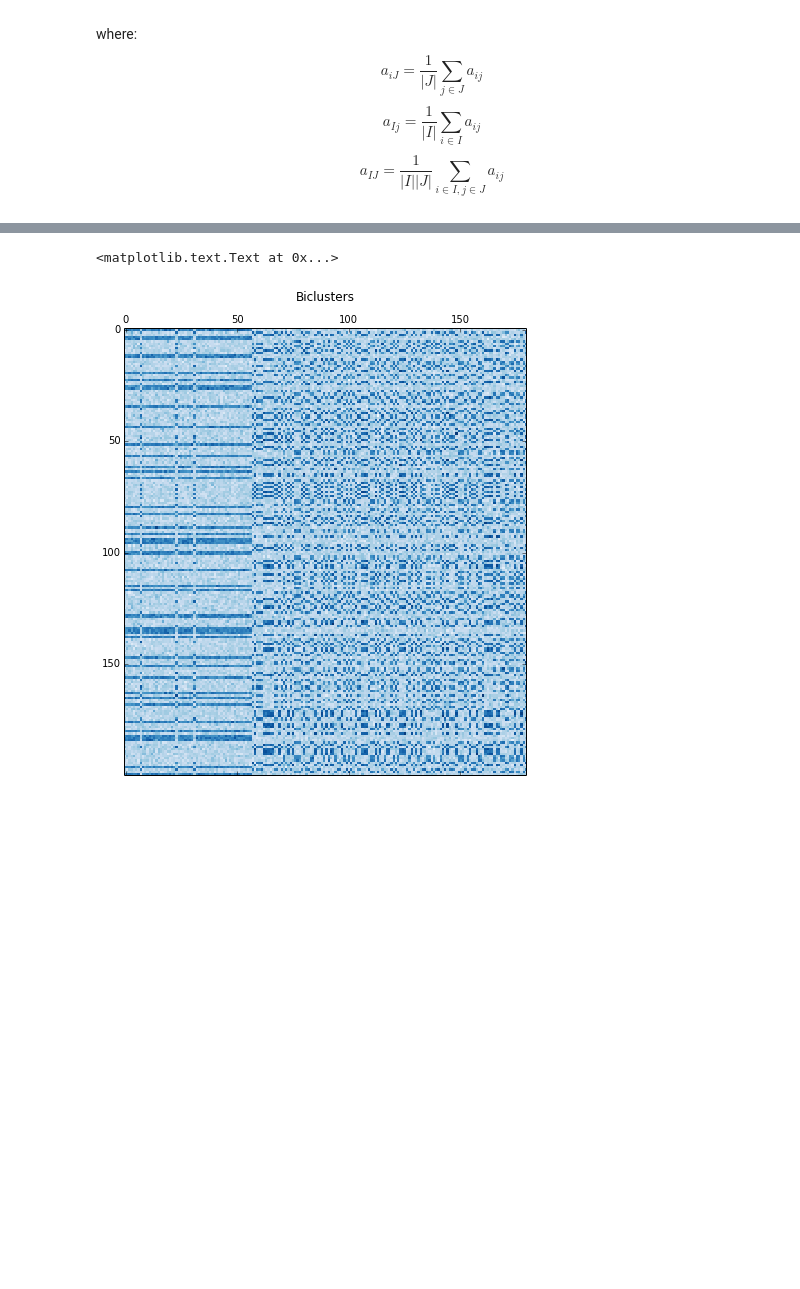
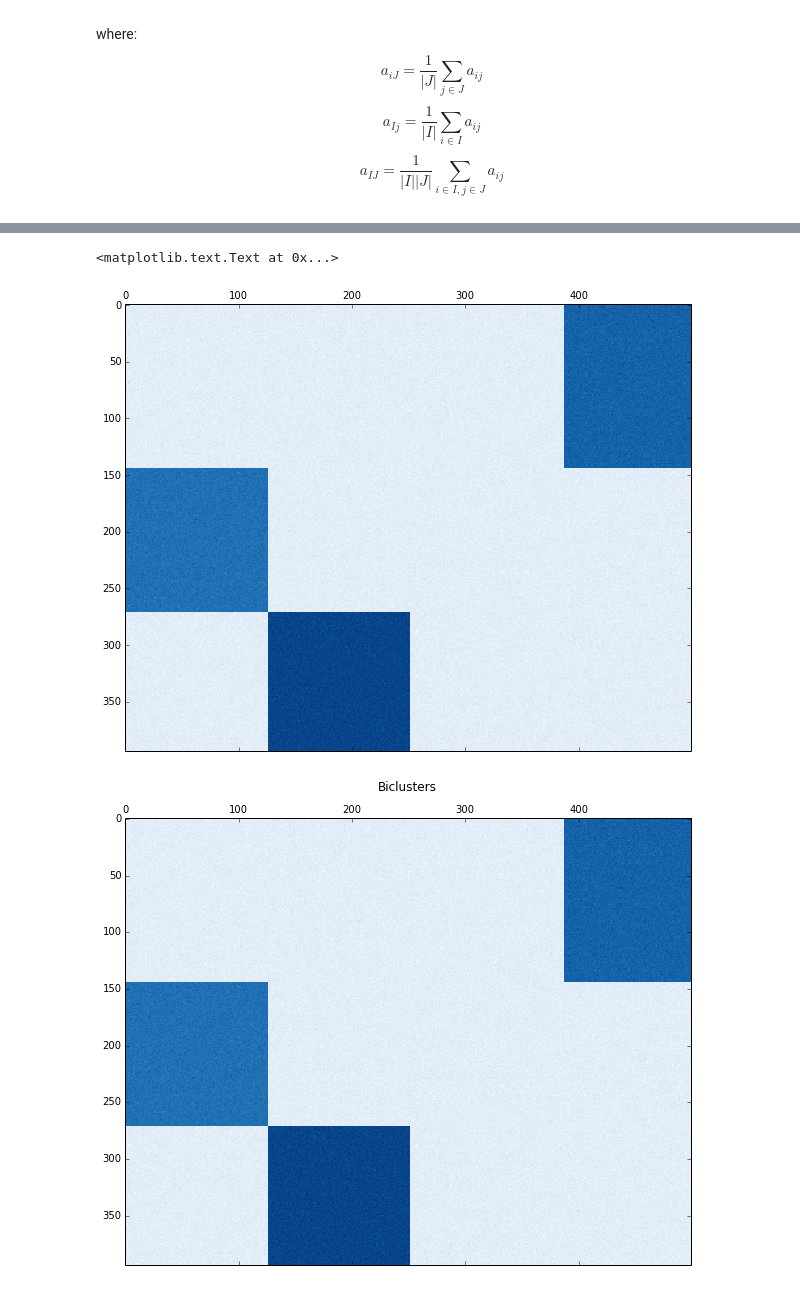
Before and after one commit to lucasbrunialti/biclustering-experiments, a Jupyter notebook: BiclusteringTest.ipynb, the cells around one changed output, grey strips where cells are left out. Cells and saved outputs as stored; diff of their text form; code cells hidden in the pictures; blank space fills up the shorter version.

```diff
--- a/BiclusteringTest.ipynb
+++ b/BiclusteringTest.ipynb
@@ -21,16 +21,16 @@ Generated by:
 $$x_i = c + \mathcal{N}(0,1)$$
 where $c$ is the center of the bicluster.
 # %%
-shape = (200,180)
+shape = (500,500)
 n, m = shape
 
 data, rows, columns = make_biclusters(
     shape=shape,
     n_clusters=4,
-    noise=10,
+    noise=2,
     shuffle=False,
     random_state=0
 )
-data = data + (-np.min(data))
+data = data + (-np.min(data)) + 1
 data
 # %% [output]
@@ -255,14 +256,18 @@ def add_nodes(data, orig_data, alpha, I, J):
     return (data,I,J)
 # %%
 # %debug
-def find_biclusters(data, delta, alpha, num_iterations=1):
+def find_biclusters(data, delta, alpha, num_biclusters, num_iterations=1):
 #     import pdb; pdb.set_trace()
-    (C,I,J) = remove_multiple_nodes(data, delta, alpha)
-    D = add_nodes(C, data, alpha, I, J)
-    return D
+    biclusters = []
+    for i in range(num_biclusters):
+        A = data.copy()
+        (C,I,J) = remove_multiple_nodes(A, delta, alpha)
+        D = add_nodes(C, A, alpha, I, J)
+        biclusters.append(D)
+    return biclusters
 
-biclusters = find_biclusters(data_shuffled, 200, 1.5)
-biclusters
+num_biclusters = 2
+biclusters = find_biclusters(data, 400, 1.2, num_biclusters)
 # %% [output]
 calculating MSR...
 1 iteration of multiple node deletion...
@@ -301,6 +289,8 @@ calculating MSR...
 # %%
-plt.matshow(biclusters[0], cmap=plt.cm.Blues)
+plt.matshow(biclusters[0][0], cmap=plt.cm.Blues)
+plt.matshow(biclusters[1][0], cmap=plt.cm.Blues)
 plt.title("Biclusters")
 # %% [output]
 <matplotlib.text.Text at 0x...>
-[figure, old version]
+[figure, new version]
+[figure, added]
```
Also changed, not shown: parts of 7 cells of this notebook.
